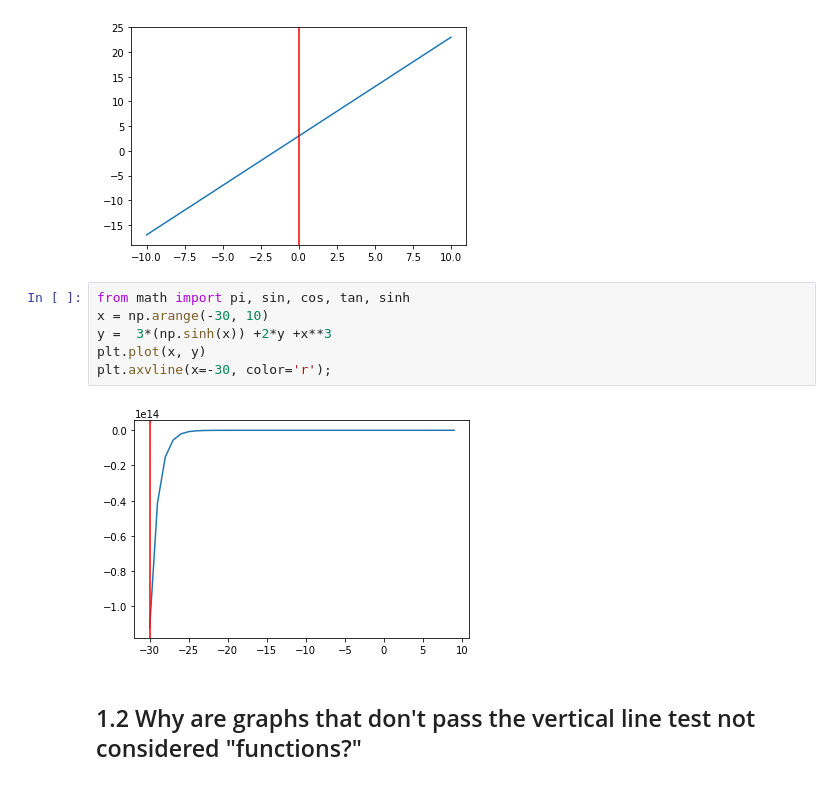
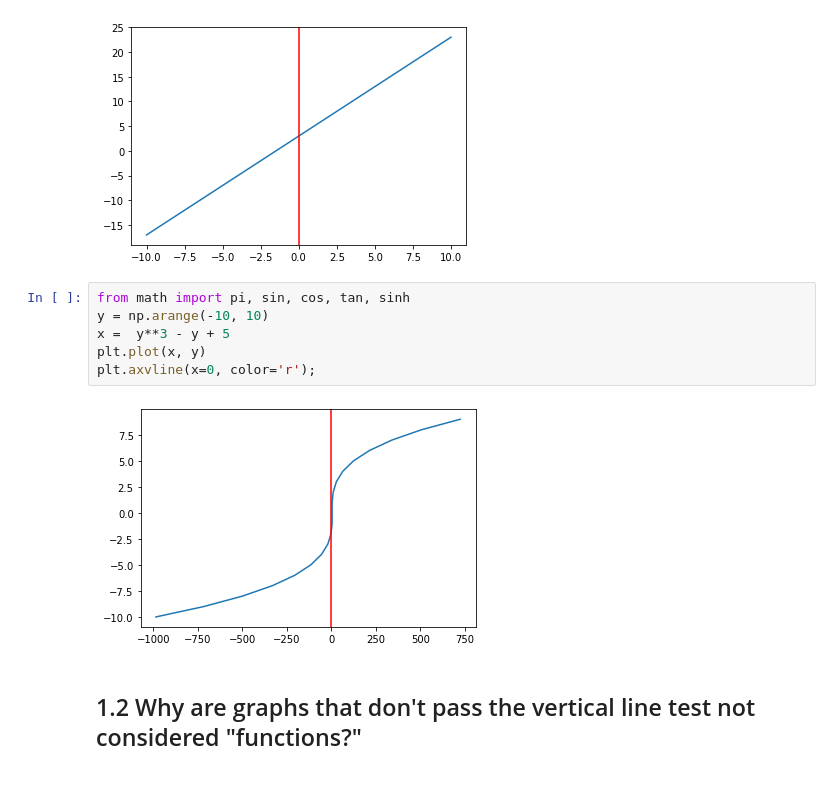
Before and after one commit to yestrella14/DS-Unit-1-Sprint-3-Linear-Algebra, a Jupyter notebook: LS_DS_133_High_Dimensional_Data_Assignment.ipynb, the cells around one changed output. Cells and saved outputs as stored; diff of their text form.

```diff
--- a/LS_DS_133_High_Dimensional_Data_Assignment.ipynb
+++ b/LS_DS_133_High_Dimensional_Data_Assignment.ipynb
@@ -19,12 +19,12 @@ plt.axvline(x=0, color='r');
 [figure]
 # %%
 from math import pi, sin, cos, tan, sinh
-x = np.arange(-30, 10)
-y =  3*(np.sinh(x)) +2*y +x**3
+y = np.arange(-10, 10)
+x =  y**3 - y + 5
 plt.plot(x, y)
-plt.axvline(x=-30, color='r');
+plt.axvline(x=0, color='r');
 # %% [output]
-[figure, old version]
+[figure, new version]
 # %% [markdown]
 ## 1.2 Why are graphs that don't pass the vertical line test not considered "functions?"
 # %% [markdown]
```
